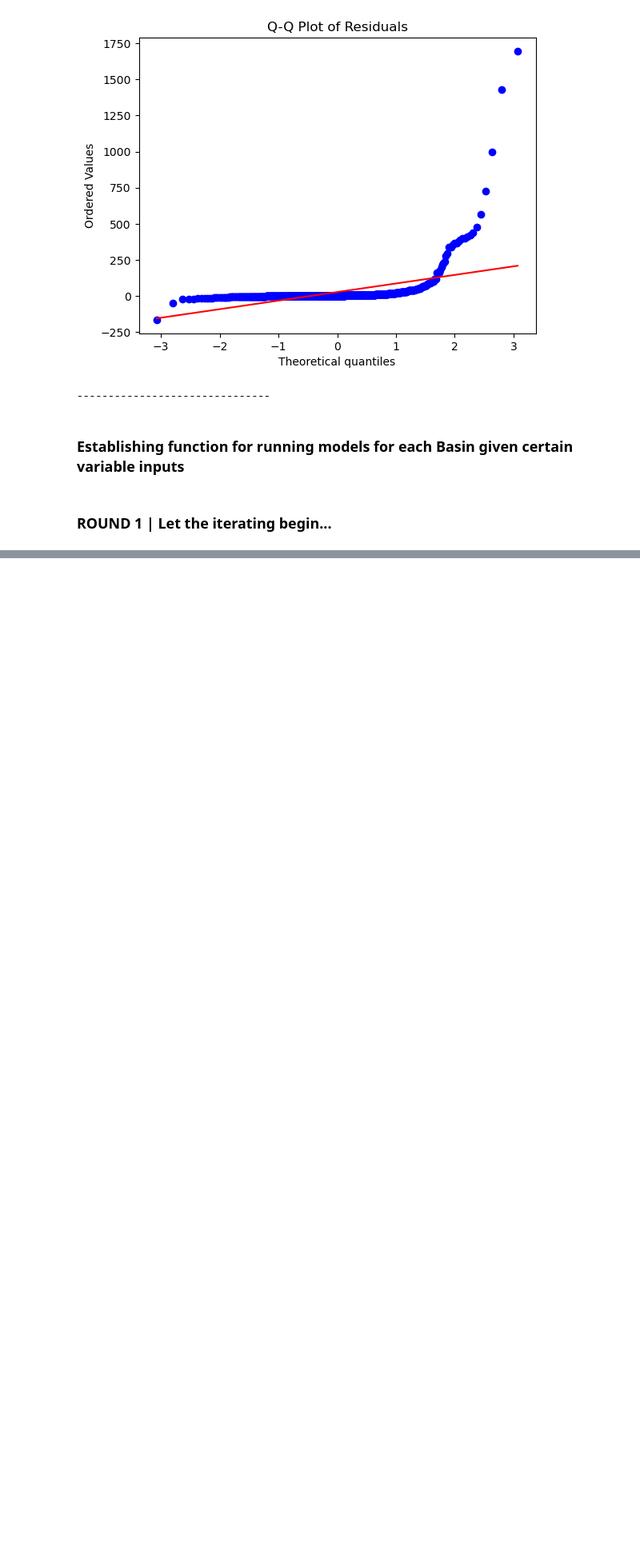
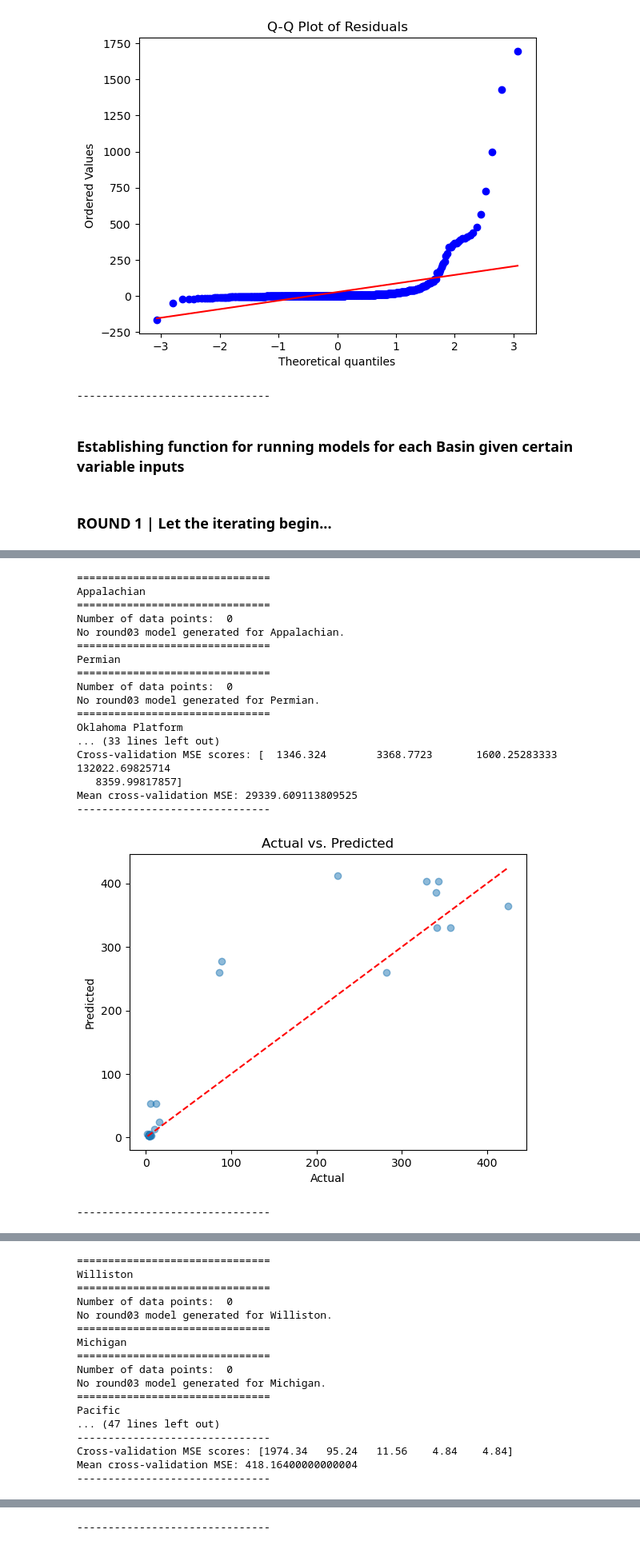
Before and after one commit to bsvab/predicting-li-concentration-using-machine-learning, a Jupyter notebook: code_ml/ml_models/ml_model_train_test_knn.ipynb, the cells around one changed output, grey strips where cells are left out. Shown at 80% size. Drawn from its saved outputs; the diff is of its cells as text; code cells hidden in the pictures; blank space fills up the shorter version.

```diff
--- a/code_ml/ml_models/ml_model_train_test_knn.ipynb
+++ b/code_ml/ml_models/ml_model_train_test_knn.ipynb
@@ -627,0 +736,40 @@ Mean cross-validation MSE: 255.51296842592592
+# %%
+# Define all the variables...
+df = df_data.copy()
+round = '03'
+basins = df_data['BASIN_CATEGORY'].unique()
+all_columns = ['IDUSGS', 'PLAYTYPE', 'WELLTYPE', 'FORMSIMPLE', 'LATITUDE', 'LONGITUDE', 'STATE', 'COUNTY', 'PROVINCE', 'REGION', 'WELLNAME',
+               'API', 'DEPTHUPPER', 'DEPTHLOWER', 'PERIOD', 'DATESAMPLE', 'PH', 'B', 'Ba', 'Br', 'HCO3', 'Ca', 'Cl', 'FeTot', 'K', 'Li',
+               'Mg', 'Na', 'SO4', 'Sr', 'Zn', 'CHARGEBAL', 'BASIN_CATEGORY']
+columns_to_keep = ['Li', 'B', 'Ba', 'Br', 'HCO3', 'Ca', 'Cl', 'FeTot', 'K', 'Mg', 'Na', 'SO4', 'Sr', 'Zn', 'BASIN_CATEGORY']
+columns_to_drop = ['IDUSGS', 'PLAYTYPE', 'WELLTYPE', 'FORMSIMPLE', 'LATITUDE', 'LONGITUDE', 'STATE', 'COUNTY', 'PROVINCE', 'REGION',
+                   'WELLNAME', 'API', 'DEPTHUPPER', 'DEPTHLOWER', 'PERIOD', 'DATESAMPLE', 'PH', 'CHARGEBAL']
+categorical_columns = [] # NONE for this round
+test_size = 0.3
+random_state = 42
+k_values = list(range(1, 21))
+
+# Run the function...
+df_round03 = generate_knn_models_by_basin(df=df, round=round, basins=basins, columns_to_drop=columns_to_drop, categorical_columns=categorical_columns,
+                                          test_size=test_size, random_state=random_state, k_values=k_values)
+df_round03
+# %% [output]
+===============================
+Appalachian
+===============================
+Number of data points:  0
+No round03 model generated for Appalachian.
+===============================
+Permian
+===============================
+Number of data points:  0
+No round03 model generated for Permian.
+===============================
+Oklahoma Platform
+... (33 lines left out)
+Cross-validation MSE scores: [  1346.324        3368.7723       1600.25283333 132022.69825714
+   8359.99817857]
+Mean cross-validation MSE: 29339.609113809525
+-------------------------------
+[figure, added]
+-------------------------------
@@ -627,0 +778,17 @@ Mean cross-validation MSE: 255.51296842592592
+===============================
+Williston
+===============================
+Number of data points:  0
+No round03 model generated for Williston.
+===============================
+Michigan
+===============================
+Number of data points:  0
+No round03 model generated for Michigan.
+===============================
+Pacific
+... (47 lines left out)
+-------------------------------
+Cross-validation MSE scores: [1974.34   95.24   11.56    4.84    4.84]
+Mean cross-validation MSE: 418.16400000000004
+-------------------------------
@@ -627,0 +796 @@ Mean cross-validation MSE: 255.51296842592592
+-------------------------------
```
Also changed, not shown: parts of 18 cells of this notebook.
